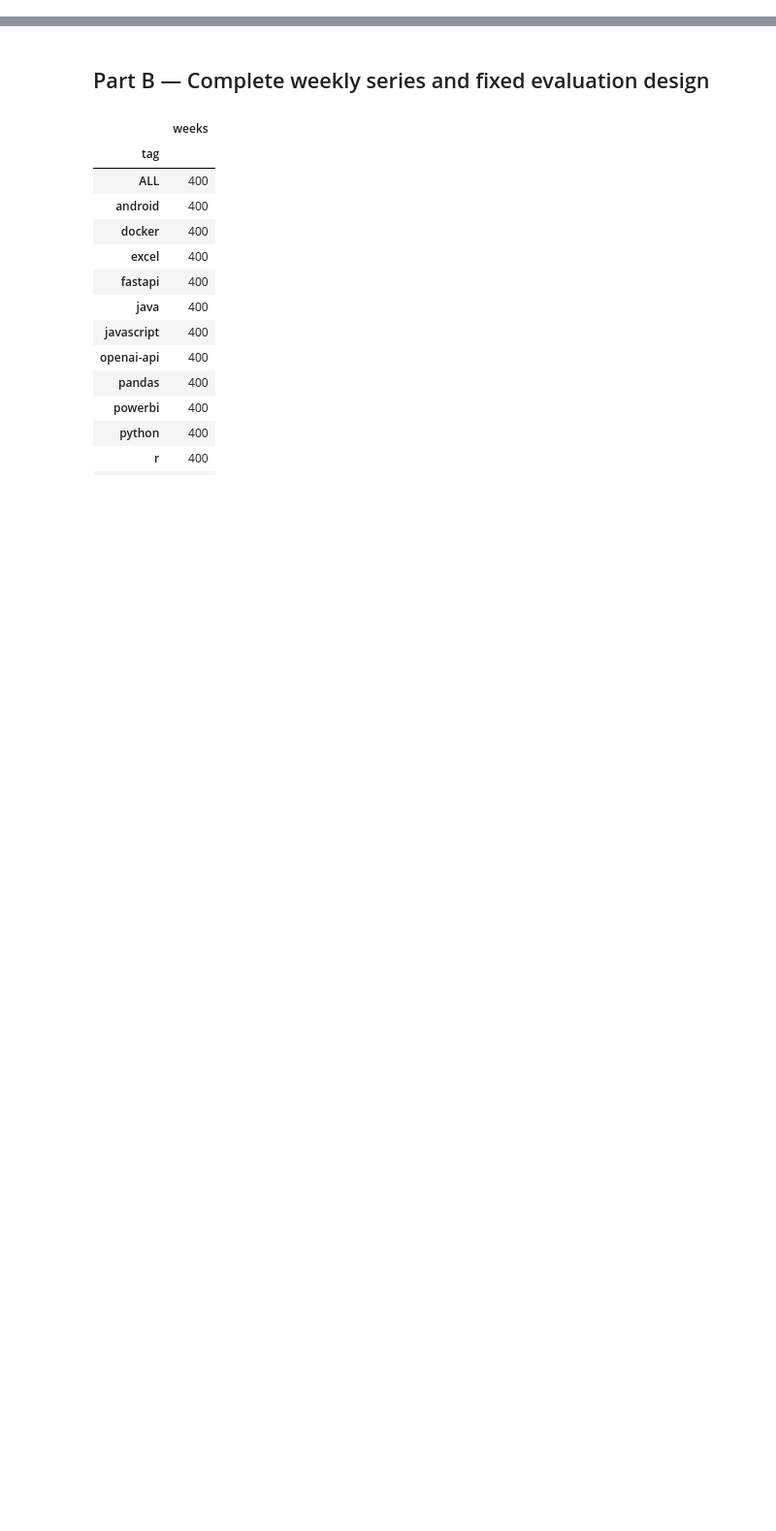
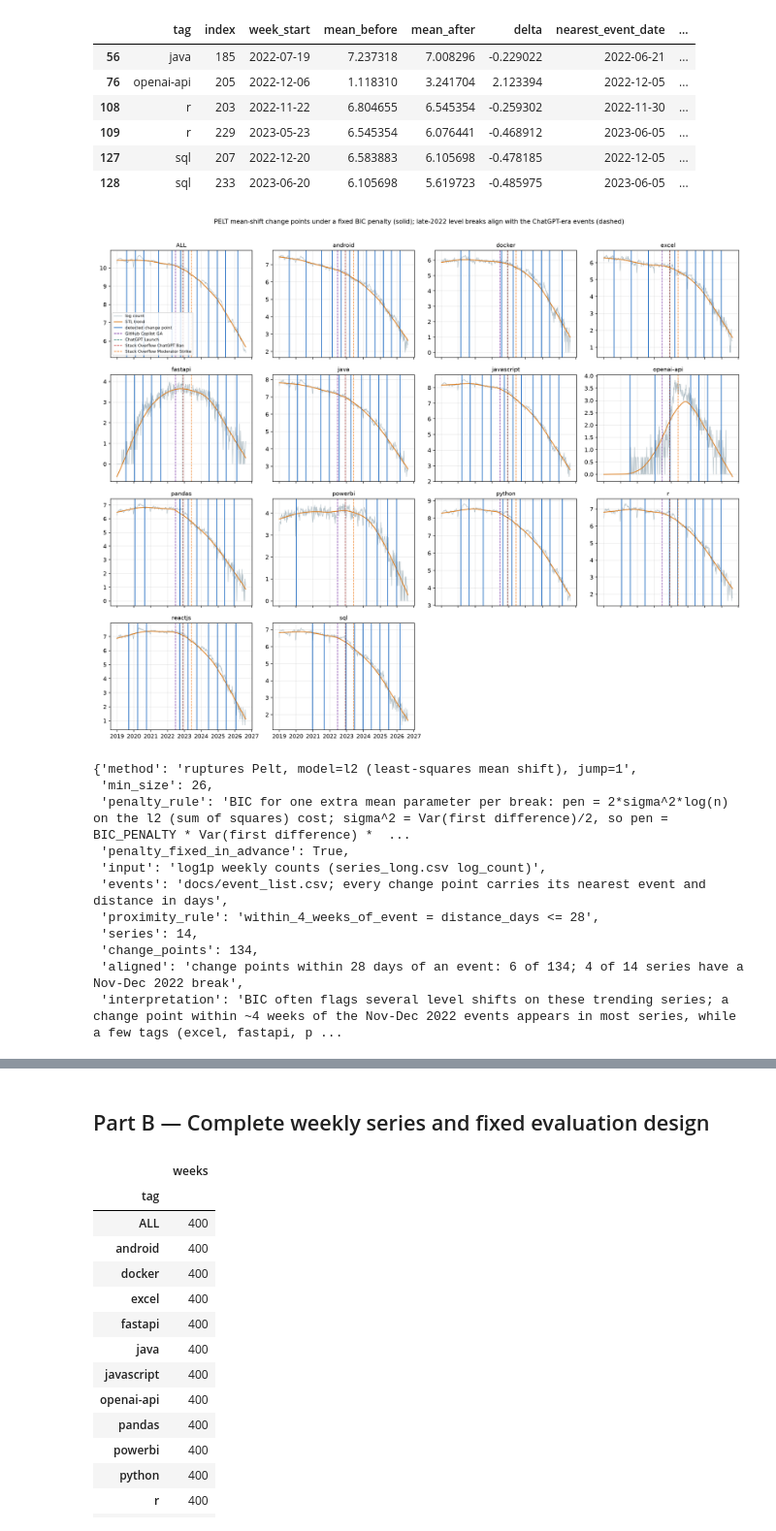
Before and after one commit to Abhinav-Gopalakrishnan/stackoverflow-ai-era, a Jupyter notebook: notebooks/07_timeseries.ipynb, the cells around one changed output, grey strips where cells are left out. Shown at 97% size. Drawn from its saved outputs; the diff is of its cells as text; code cells hidden in the pictures; blank space fills up the shorter version.

```diff
--- a/notebooks/07_timeseries.ipynb
+++ b/notebooks/07_timeseries.ipynb
@@ -12,0 +68,4 @@ Insert the reviewed M3 sections here when available.
+# %%
+display(pd.read_csv(TS/'stationarity_decision.csv'))
+display(pd.read_csv(TS/'stationarity.csv'))
+display(json.loads((TS/'stationarity_manifest.json').read_text()))
@@ -12,0 +123,7 @@ Insert the reviewed M3 sections here when available.
+# %%
+cp=pd.read_csv(TS/'changepoints.csv')
+display(pd.read_csv(TS/'changepoints_summary.csv'))
+display(cp[cp.within_4_weeks_of_event])
+display(Image(filename=str(TS/'changepoints_small_multiples.png')))
+display(json.loads((TS/'changepoints_manifest.json').read_text()))
+# %% [output]
@@ -12,0 +145,19 @@ Insert the reviewed M3 sections here when available.
+|  | tag | index | week_start | mean_before | mean_after | delta | nearest_event_date | ... |
+| 56 | java | 185 | 2022-07-19 | 7.237318 | 7.008296 | -0.229022 | 2022-06-21 | ... |
+| 76 | openai-api | 205 | 2022-12-06 | 1.118310 | 3.241704 | 2.123394 | 2022-12-05 | ... |
+| 108 | r | 203 | 2022-11-22 | 6.804655 | 6.545354 | -0.259302 | 2022-11-30 | ... |
+| 109 | r | 229 | 2023-05-23 | 6.545354 | 6.076441 | -0.468912 | 2023-06-05 | ... |
+| 127 | sql | 207 | 2022-12-20 | 6.583883 | 6.105698 | -0.478185 | 2022-12-05 | ... |
+| 128 | sql | 233 | 2023-06-20 | 6.105698 | 5.619723 | -0.485975 | 2023-06-05 | ... |
+[figure, added]
+{'method': 'ruptures Pelt, model=l2 (least-squares mean shift), jump=1',
+ 'min_size': 26,
+ 'penalty_rule': 'BIC for one extra mean parameter per break: pen = 2*sigma^2*log(n) on the l2 (sum of squares) cost; sigma^2 = Var(first difference)/2, so pen = BIC_PENALTY * Var(first difference) *  ...
+ 'penalty_fixed_in_advance': True,
+ 'input': 'log1p weekly counts (series_long.csv log_count)',
+ 'events': 'docs/event_list.csv; every change point carries its nearest event and distance in days',
+ 'proximity_rule': 'within_4_weeks_of_event = distance_days <= 28',
+ 'series': 14,
+ 'change_points': 134,
+ 'aligned': 'change points within 28 days of an event: 6 of 134; 4 of 14 series have a Nov-Dec 2022 break',
+ 'interpretation': 'BIC often flags several level shifts on these trending series; a change point within ~4 weeks of the Nov-Dec 2022 events appears in most series, while a few tags (excel, fastapi, p ...
```
Also changed, not shown: parts of 16 cells of this notebook, 1 other file.
